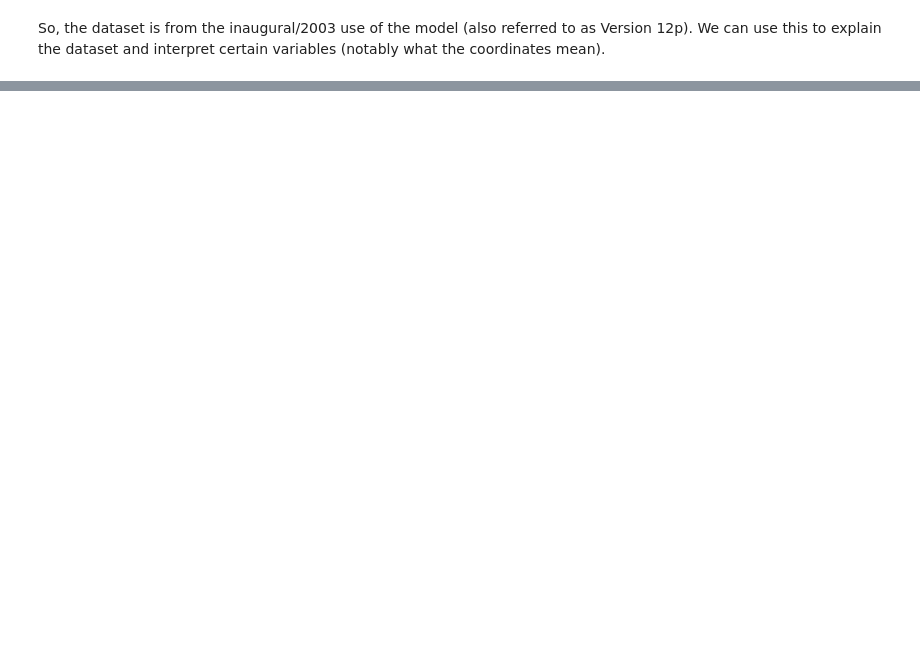
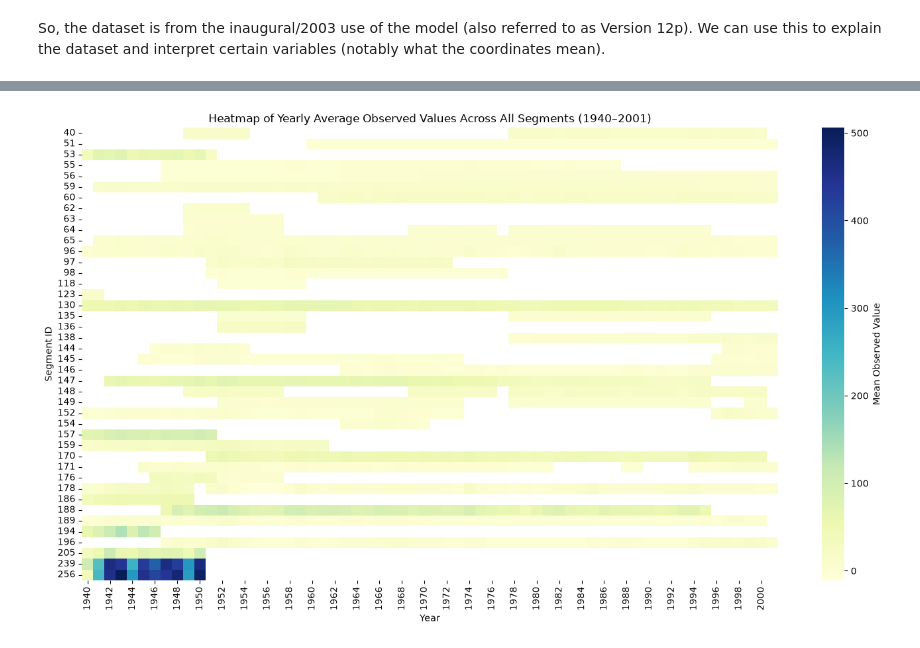
Before and after one commit to SmuckersJam/CS5830P6, a Jupyter notebook: project6.ipynb, the cells around one changed output, grey strips where cells are left out. Cells and saved outputs as stored; diff of their text form; code cells hidden in the pictures; blank space fills up the shorter version.

Commit message:
did some research on the data and data set as well as set up 2 table that we can and should use for are model

```diff
--- a/project6.ipynb
+++ b/project6.ipynb
@@ -88,0 +156,18 @@ So, the dataset is from the inaugural/2003 use of the model (also referred to as
+# %%
+# 2. Create a pivot table: Rows = Segment_id, Columns = Year, Values = Mean Observed
+pivot_obs = df.pivot_table(
+    index='Segment_id', columns='Year', values='Observed', aggfunc='mean'
+)
+
+# 3. Plot a Heatmap
+plt.figure(figsize=(14, 8))
+sns.heatmap(pivot_obs, cmap='YlGnBu', cbar_kws={'label': 'Mean Observed Value'})
+plt.title(
+    'Heatmap of Yearly Average Observed Values Across All Segments (1940–2001)'
+)
+plt.xlabel('Year')
+plt.ylabel('Segment ID')
+plt.tight_layout()
+plt.show()
+# %% [output]
+[figure, added]
```
Also changed, not shown: parts of 11 cells of this notebook, 1 other file.
